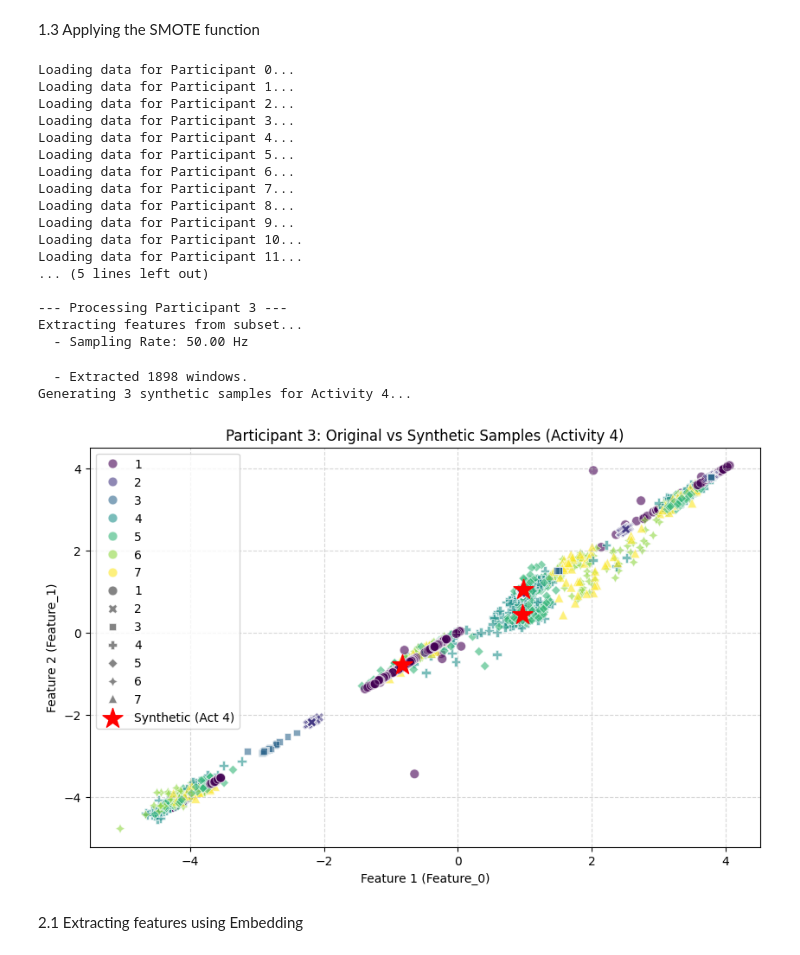
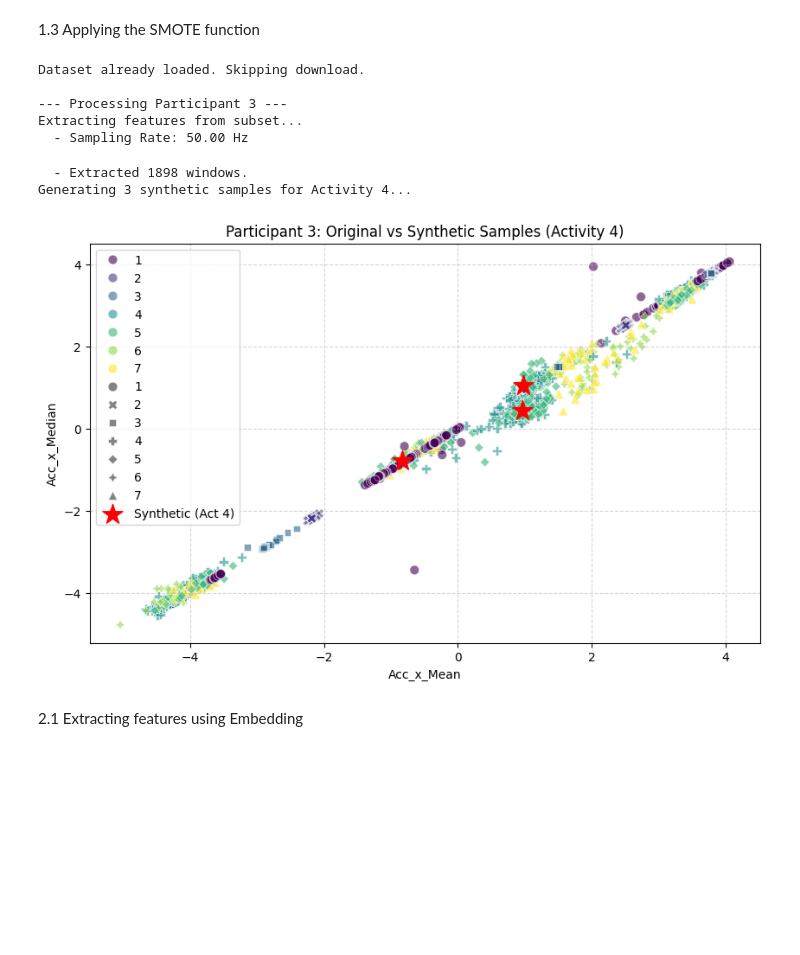
Before and after one commit to Pedr0S22/HAR-classificartion, a Jupyter notebook: meta2_mainActivity_Pedro_Ramyad.ipynb, the cells around one changed output. Drawn from its saved outputs; the diff is of its cells as text; code cells hidden in the pictures; blank space fills up the shorter version.

```diff
--- a/meta2_mainActivity_Pedro_Ramyad.ipynb
+++ b/meta2_mainActivity_Pedro_Ramyad.ipynb
@@ -34,9 +34,6 @@ Unique activities after filtering: [1 2 3 4 5 6 7]
 # %% [markdown]
 Repeating the same feature extraction principals from first meta
 # %%
-# ==========================================
-# 1. HELPER FUNCTIONS (Dependencies)
-# ==========================================
 
 def dominant_frequency(signal, fs):
     n = len(signal)
@@ -105,9 +102,6 @@ def sliding_windows(data, labels, window_sec=5, overlap=0.5, fs=50):
         if np.all(label_segment == label_segment[0]):
             yield window, label_segment[0]
 
-# ==========================================
-# 2. MISSING FUNCTIONS (The Fix)
-# ==========================================
 
 def generate_features_from_df(df):
     """
@@ -170,8 +164,7 @@ def generate_synthetic_samples(X, y, target_activity, n_new_samples=3):
 
     X_res, y_res = smote.fit_resample(X, y)
 
-    if not isinstance(X_res, pd.DataFrame):
-         X_res = pd.DataFrame(X_res, columns=X.columns)
+    if not isinstance(X_res, pd.DataFrame):X_res = pd.DataFrame(X_res, columns=X.columns)
 
     n_synthetic = len(X_res) - len(X)
     X_synthetic = X_res.iloc[-n_synthetic:]
@@ -307,56 +300,91 @@ else:
     # C. Generate Features for Part 3
     df_features_p3 = generate_features_from_df(df_part3_raw)
 
+    # --- NEW: APPLY MEANINGFUL COLUMN NAMES ---
+    # We define the names in the exact order the extraction function produces them
+    axes_names = ["Acc_x", "Acc_y", "Acc_z", "Gyro_x", "Gyro_y", "Gyro_z", "Mag_x", "Mag_y", "Mag_z"]
+    stat_names = ["Mean", "Median", "Std", "Var", "RMS", "MeanDiff", "Skew", "Kurtosis", "IQR", "ZCR", "MCR", "SpecEnt"]
+
+    feature_names = []
+
+    # 1. Add Statistical Feature Names (9 axes * 12 stats)
+    for ax in axes_names:
+        for stat in stat_names:
+            feature_names.append(f"{ax}_{stat}")
+
+    # 2. Add Correlation Feature Names
+    for i in range(len(axes_names)):
+        for j in range(i + 1, len(axes_names)):
+            feature_names.append(f"Corr_{axes_names[i]}_{axes_names[j]}")
+
+    # Apply names to the DataFrame (preserving the 'Activity' column at the end)
+    if df_features_p3.shape[1] == len(feature_names) + 1:
+        df_features_p3.columns = feature_names + ["Activity"]
+    else:
+        print(f"Warning: Name mismatch. Generated {len(feature_names)} names for {df_features_p3.shape[1]-1} features.")
+    # ------------------------------------------
+
     # D. Filter for Meta 2 Requirements (Activities 1-7)
     df_features_p3 = df_features_p3[df_features_p3["Activity"] <= 7]
 
     # E. Prepare for SMOTE (Target: Activity 4)
     target_act = 4
     X = df_features_p3.drop(columns=["Activity"])
     y = df_features_p3["Activity"]
 
     # F. Run SMOTE Logic
     X_resampled, y_resampled, X_syn = generate_synthetic_samples(X, y, target_act, n_new_samples=3)
 
     # G. Visualization
     if X_syn is not None:
         # Use only first two features for 2D plot
+        # Because we renamed columns, these will now be strings like "Acc_x_Mean"
         feat_x = X.columns[0]
         feat_y = X.columns[1]
 
         plt.figure(figsize=(10, 6))
 
         # 1. Plot original points (colored by activity)
-        sns.scatterplot(data=df_features_p3, x=feat_x, y=feat_y, hue="Activity", style="Activity", palette="viridis", alpha=0.6,s=60)
+        sns.scatterplot(
+            data=df_features_p3,
+            x=feat_x,
+            y=feat_y,
+            hue="Activity",
+            style="Activity",
+            palette="viridis",
+            alpha=0.6,
+            s=60
+        )
+
         # 2. Highlight synthetic points (Red Stars)
-        plt.scatter(X_syn[feat_x], X_syn[feat_y], color='red', marker='*', s=300, label='Synthetic (Act 4)',zorder=10)
+        plt.scatter(
+            X_syn[feat_x],
+            X_syn[feat_y],
+            color='red',
+            marker='*',
+            s=300,
+            label='Synthetic (Act 4)',
+            zorder=10
+        )
+
         plt.title(f"Participant 3: Original vs Synthetic Samples (Activity {target_act})")
-        plt.xlabel(f"Feature 1 ({feat_x})")
-        plt.ylabel(f"Feature 2 ({feat_y})")
+
+        # The x/y labels will now automatically show the feature names
+        plt.xlabel(feat_x)
+        plt.ylabel(feat_y)
+
         plt.legend()
         plt.grid(True, linestyle='--', alpha=0.5)
         plt.show()
 # %% [output]
-Loading data for Participant 0...
-Loading data for Participant 1...
-Loading data for Participant 2...
-Loading data for Participant 3...
-Loading data for Participant 4...
-Loading data for Participant 5...
-Loading data for Participant 6...
-Loading data for Participant 7...
-Loading data for Participant 8...
-Loading data for Participant 9...
-Loading data for Participant 10...
-Loading data for Participant 11...
-... (5 lines left out)
+Dataset already loaded. Skipping download.
 
 --- Processing Participant 3 ---
 Extracting features from subset...
   - Sampling Rate: 50.00 Hz
   - Extracted 1898 windows.
 Generating 3 synthetic samples for Activity 4...
-[figure, old version]
+[figure, new version]
 # %% [markdown]
 2.1 Extracting features using Embedding
 # %%
```
Also changed, not shown: parts of 6 cells of this notebook.
